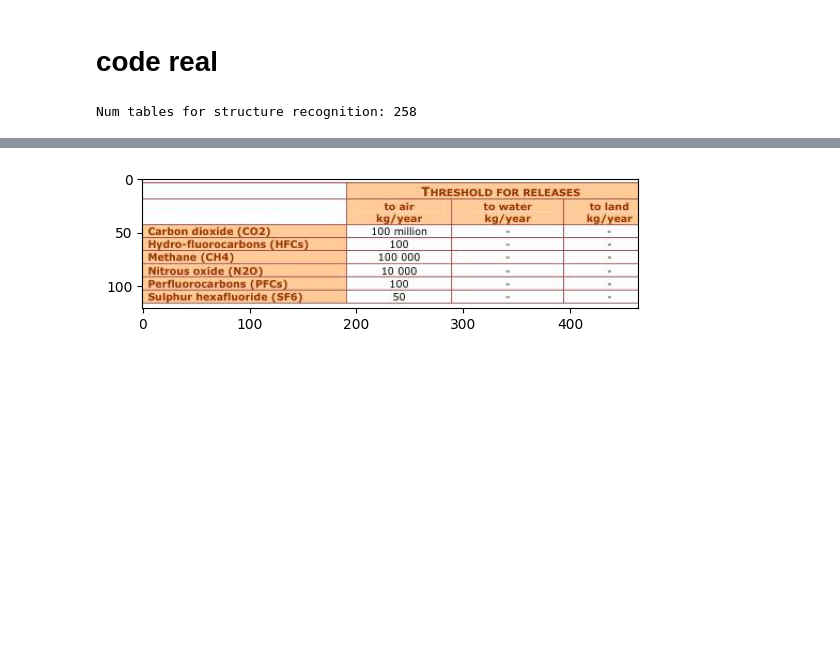
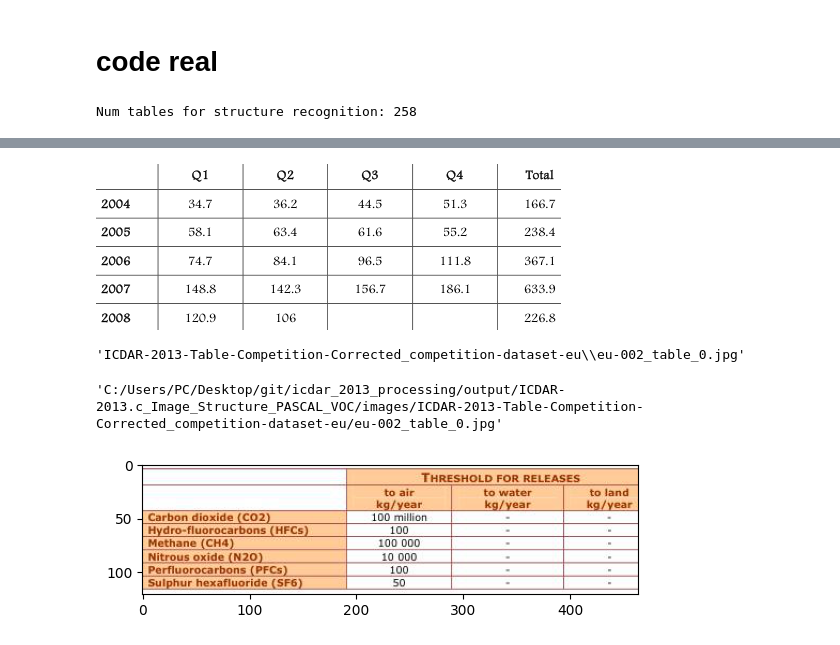
Before and after one commit to anhmup/icdar_2013_processing, a Jupyter notebook: process.ipynb, the cells around one changed output, grey strips where cells are left out. Saved outputs shown, nothing was run; the diff lists cells and outputs as text; code cells hidden in the pictures; blank space fills up the shorter version.

```diff
--- a/process.ipynb
+++ b/process.ipynb
@@ -1489,6 +1487,7 @@ for idx, pdf_filepath in enumerate(pdf_filepaths):
         # Initialize PASCAL VOC XML
         document_id = table_dict['document_id']
         table_image_filename = document_id + "_table_" + str(table_num) + ".jpg"
+        table_image_filename  = table_image_filename.replace("\\", "_")
         table_image_filepath = os.path.join(output_structure_directory, "images", table_image_filename)
         table_annotation = create_pascal_voc_page_element(table_image_filename, table_img.width, table_img.height,
                                                         database="ICDAR-2013-C-Structure")
@@ -1503,7 +1502,7 @@ for idx, pdf_filepath in enumerate(pdf_filepaths):
             table_annotation.append(element)
 
         if do_save:
-            table_image_filepath = table_image_filepath.replace("\\", "/")
+            # table_image_filepath = table_image_filepath.replace("\\", "/")
             table_img.save(table_image_filepath)
 
             xml_filename = table_image_filename.replace(".jpg", ".xml")
@@ -1538,5 +1537,6 @@ for idx, pdf_filepath in enumerate(pdf_filepaths):
             with open(words_save_filepath, 'w', encoding='utf8') as f:
                 json.dump(tokens, f)
             save_count += 1
+
     del doc # Just removes from memory, not from disk
 # %% [output]
@@ -1544,3 +1946,17 @@ FileNotFoundError: [Errno 2] No such file or directory: 'C:\\Users\\PC\\Desktop\
+# %%
+        # table_image_filepath = table_image_filepath.replace("\\", "/")
+        # table_img.save(table_image_filepath)
+table_img
+# %% [output]
+[figure, added]
+# %%
+table_image_filename
+# %% [output]
+'ICDAR-2013-Table-Competition-Corrected_competition-dataset-eu\\eu-002_table_0.jpg'
+# %%
+table_image_filepath
+# %% [output]
+'C:/Users/PC/Desktop/git/icdar_2013_processing/output/ICDAR-2013.c_Image_Structure_PASCAL_VOC/images/ICDAR-2013-Table-Competition-Corrected_competition-dataset-eu/eu-002_table_0.jpg'
 # %%
 from os import path
 from PIL import Image
```
Also changed, not shown: parts of 3 cells of this notebook, 1 other file.
